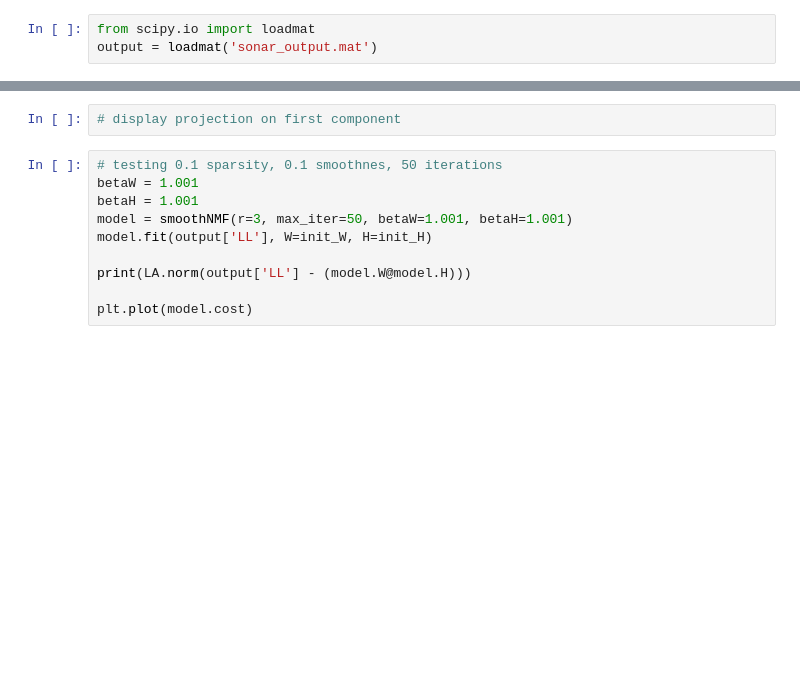
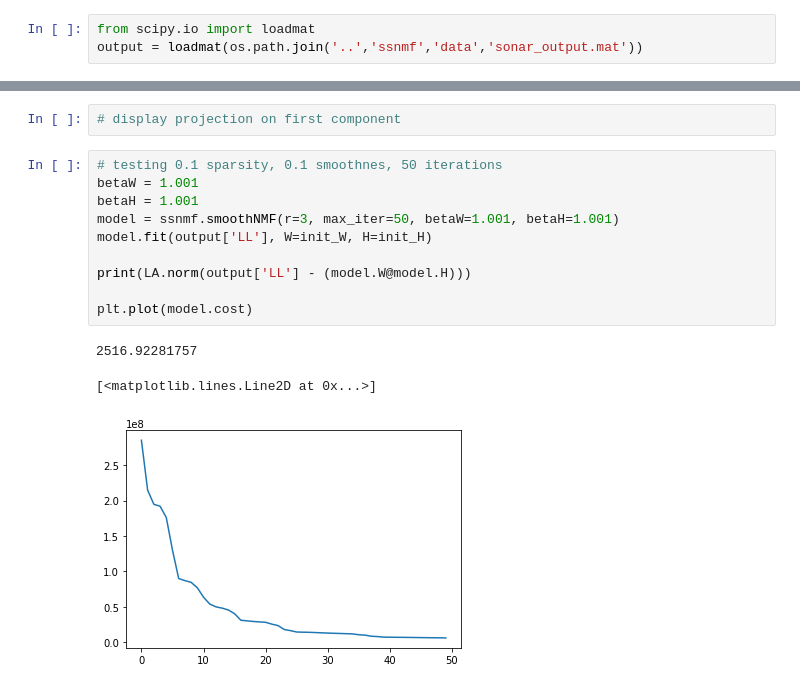
Before and after one commit to valentina-s/time-series-nmf, a Jupyter notebook: notebooks/run_smoothNMF.ipynb, the cells around one changed output, grey strips where cells are left out. Saved outputs shown, nothing was run; the diff lists cells and outputs as text; blank space fills up the shorter version.

```diff
--- a/notebooks/run_smoothNMF.ipynb
+++ b/notebooks/run_smoothNMF.ipynb
@@ -78,7 +80,7 @@ nt.assert_almost_equal(model.cost[-1],3893.69665, decimal=4)
 **Testing on the sonar dataset.**
 # %%
 from scipy.io import loadmat
-output = loadmat('sonar_output.mat')
+output = loadmat(os.path.join('..','ssnmf','data','sonar_output.mat'))
 # %%
 init_W = output['params_all']['init_W'][0,0]
 init_H = output['params_all']['init_H'][0,0]
@@ -144,10 +142,14 @@ print(LA.norm(output['H'] - model.H))
 # %%
 # testing 0.1 sparsity, 0.1 smoothnes, 50 iterations
 betaW = 1.001
 betaH = 1.001
-model = smoothNMF(r=3, max_iter=50, betaW=1.001, betaH=1.001)
+model = ssnmf.smoothNMF(r=3, max_iter=50, betaW=1.001, betaH=1.001)
 model.fit(output['LL'], W=init_W, H=init_H)
 
 print(LA.norm(output['LL'] - (model.W@model.H)))
 
 plt.plot(model.cost)
+# %% [output]
+2516.92281757
+[<matplotlib.lines.Line2D at 0x...>]
+[figure, added]
```
Also changed, not shown: parts of 12 cells of this notebook, 1 other file.
